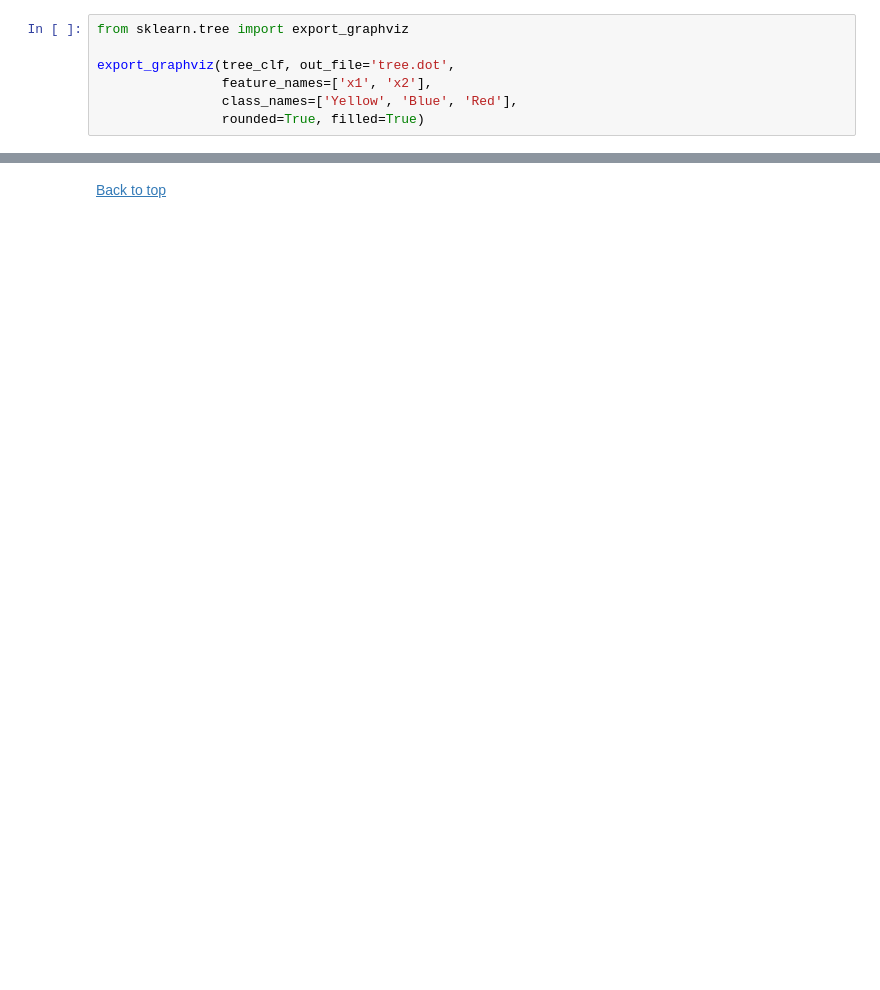
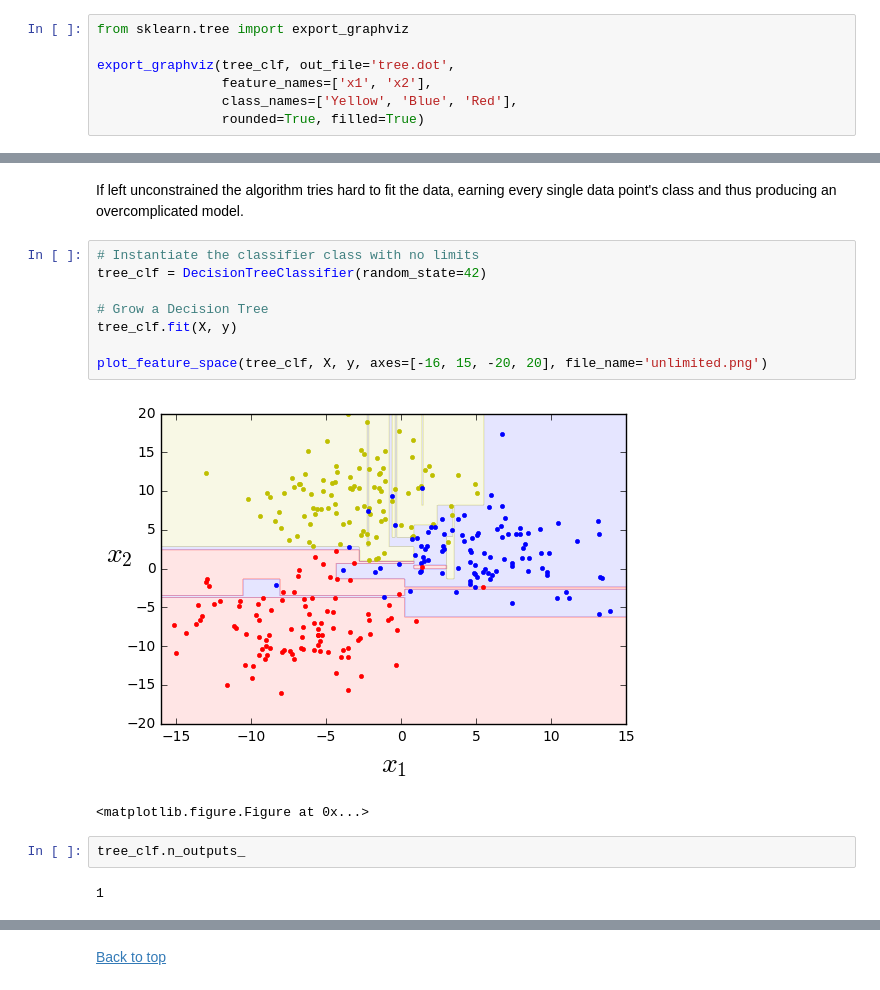
Before and after one commit to luisvalesilva/random_forests, a Jupyter notebook: random_forests.ipynb, the cells around one changed output, grey strips where cells are left out. Saved outputs shown, nothing was run; the diff lists cells and outputs as text; blank space fills up the shorter version.

```diff
--- a/random_forests.ipynb
+++ b/random_forests.ipynb
@@ -177,0 +204,17 @@ An alternative is to use the "Information gain" measure, based on the concept of
+# %% [markdown]
+If left unconstrained the algorithm tries hard to fit the data, earning every single data point's class and thus producing an overcomplicated model.
+# %%
+# Instantiate the classifier class with no limits
+tree_clf = DecisionTreeClassifier(random_state=42)
+
+# Grow a Decision Tree
+tree_clf.fit(X, y)
+
+plot_feature_space(tree_clf, X, y, axes=[-16, 15, -20, 20], file_name='unlimited.png')
+# %% [output]
+[figure, added]
+<matplotlib.figure.Figure at 0x...>
+# %%
+tree_clf.n_outputs_
+# %% [output]
+1
```
Also changed, not shown: parts of 22 cells of this notebook.
